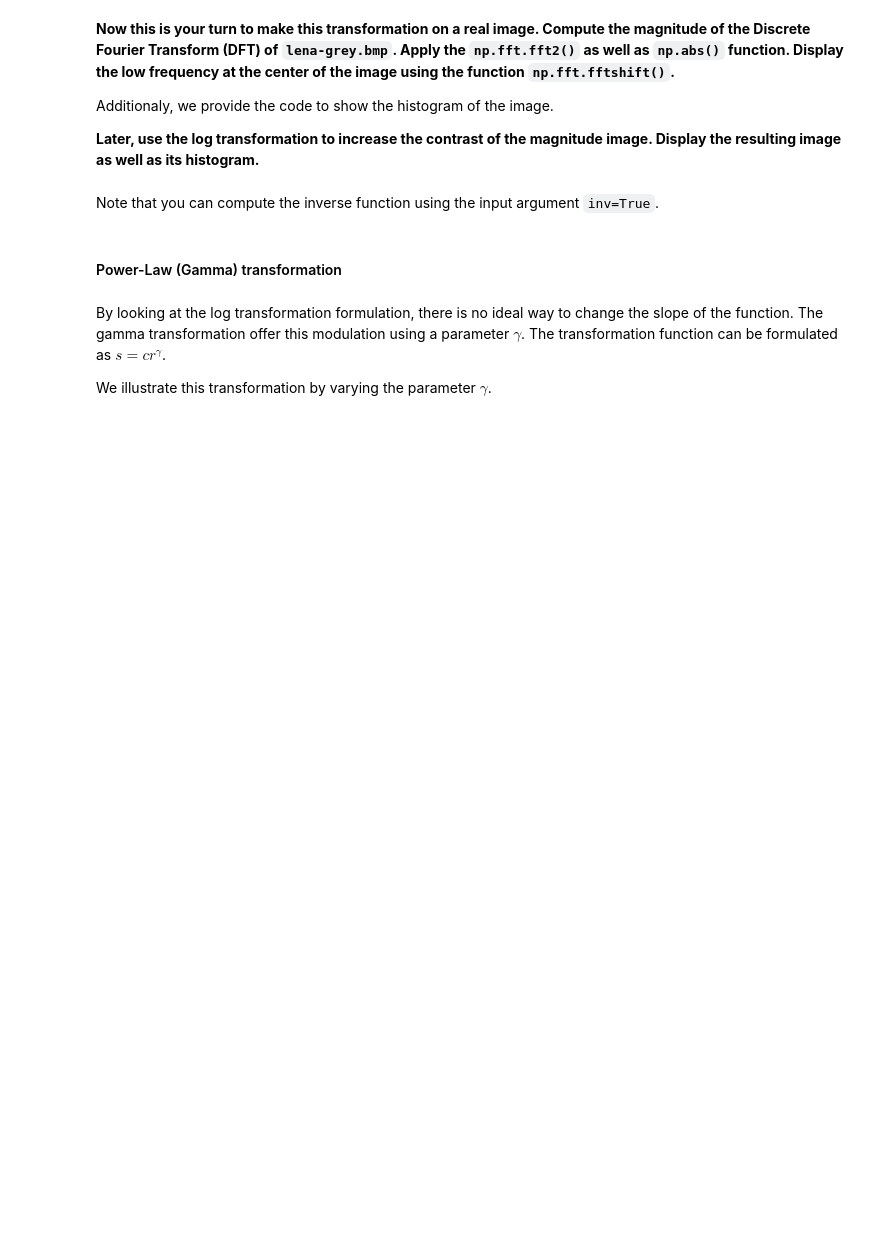
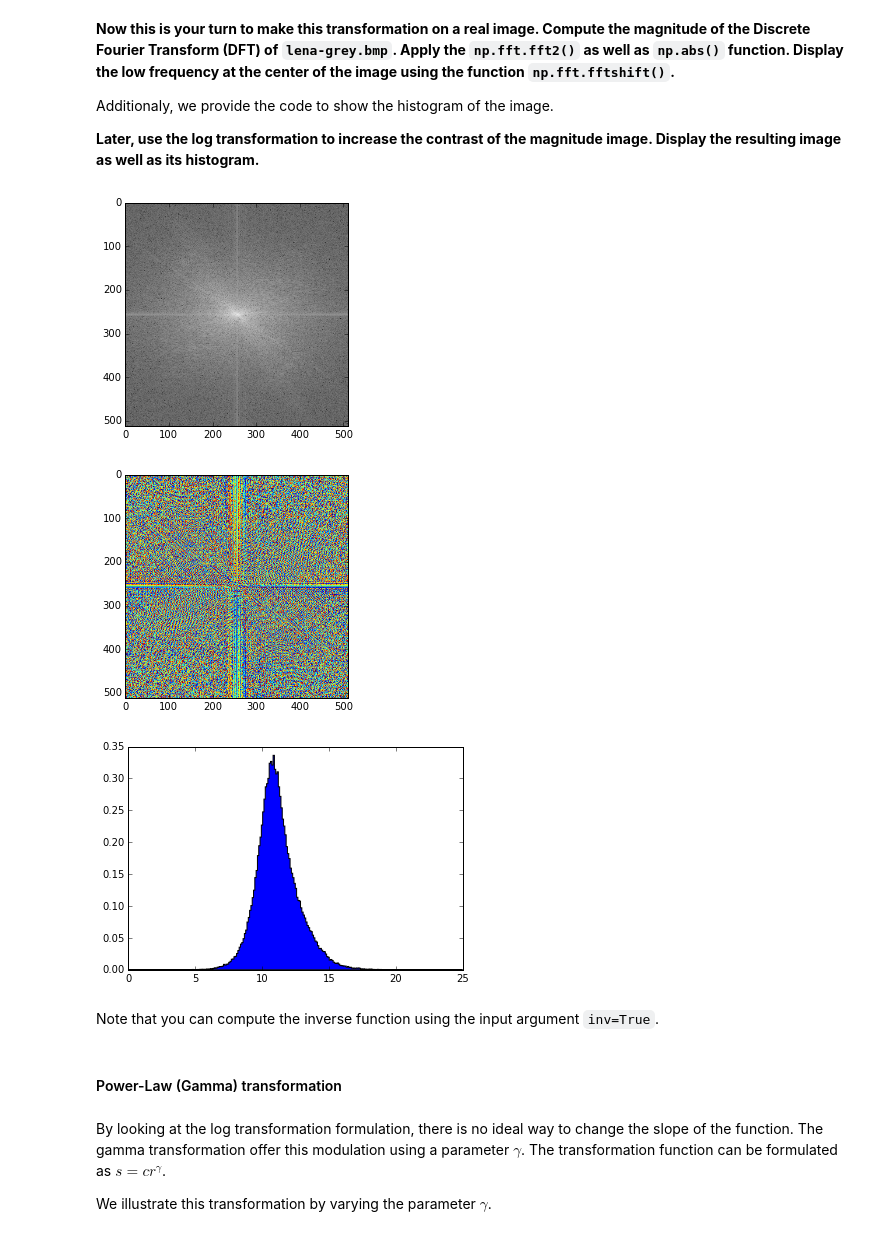
Before and after one commit to pianoza/B31XB-IIP-Introduction-skimage, a Jupyter notebook: 01-Introduction-skimage.ipynb, the cells around one changed output. Drawn from its saved outputs; the diff is of its cells as text; code cells hidden in the pictures; blank space fills up the shorter version.

```diff
--- a/01-Introduction-skimage.ipynb
+++ b/01-Introduction-skimage.ipynb
@@ -172,11 +177,23 @@ Additionaly, we provide the code to show the histogram of the image.
 
 **Later, use the log transformation to increase the contrast of the magnitude image. Display the resulting image as well as its histogram.**
 # %%
-
-# Provided code to show the histogram
+image = io.imread("./images/lena-grey.bmp")
+ft = np.fft.fft2(image)
+ft = np.fft.fftshift(ft)
+phase = np.angle(ft);
+ft = np.abs(ft)
+ft = exposure.adjust_log(ft)
 plt.figure()
-n, bins, patches = plt.hist(lena_im_mag_log.flatten(), 256, range=(0., np.max(lena_im_mag_log.flatten())),
-                            normed=1, histtype='stepfilled')
+plt.imshow(ft, cmap=cm.Greys_r)
+plt.figure()
+plt.imshow(phase)
+#Provided code to show the histogram
+plt.figure()
+n, bins, patches = plt.hist(ft.flatten(), 256, range=(0., np.max(ft.flatten())), normed=1, histtype='stepfilled')
+# %% [output]
+[figure, added]
+[figure, added]
+[figure, added]
 # %% [markdown]
 Note that you can compute the inverse function using the input argument `inv=True`.
 # %% [markdown]
```
Also changed, not shown: parts of 10 cells of this notebook.
